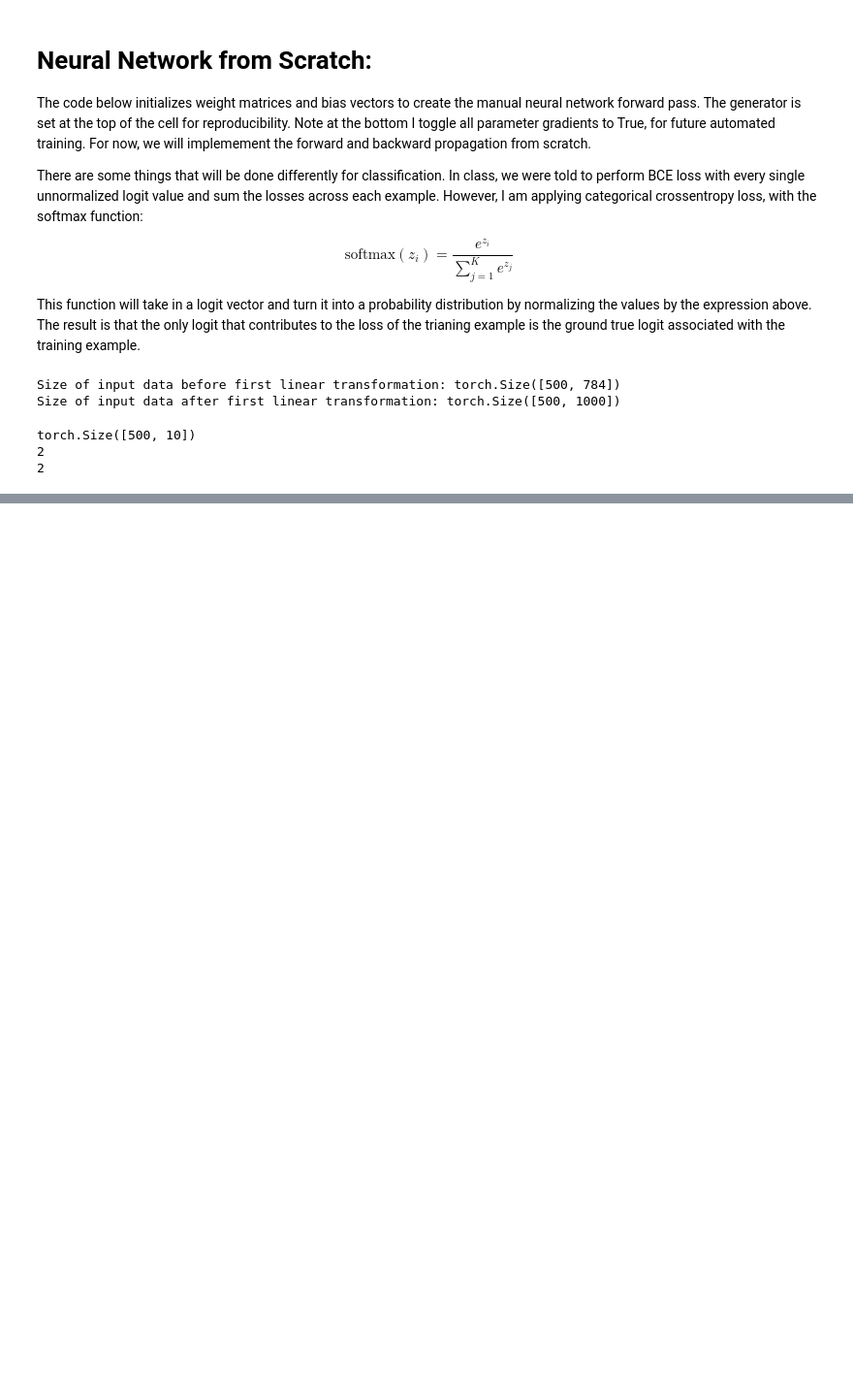
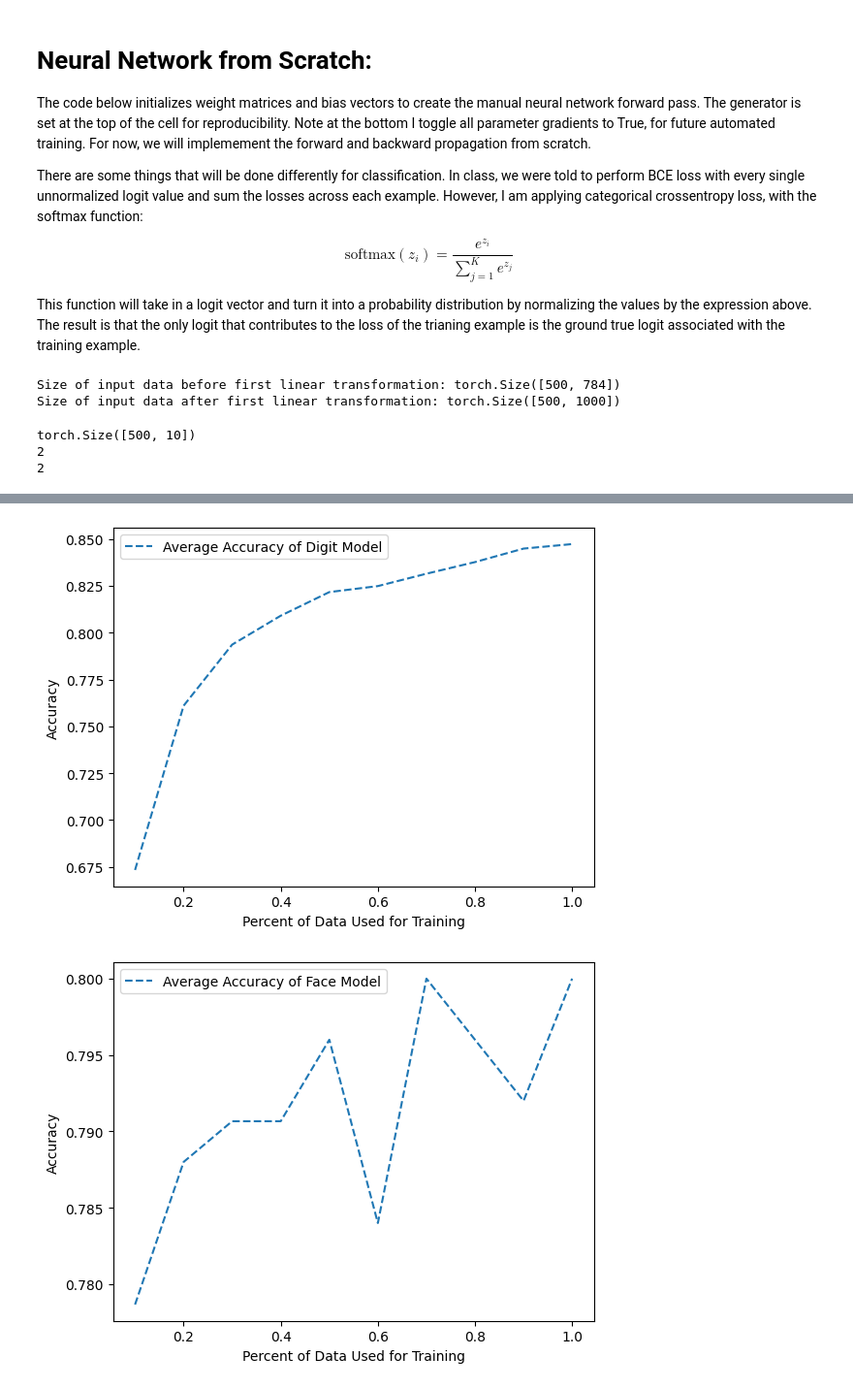
Before and after one commit to Prabhat-Shastri/FinalProjectCS440, a Jupyter notebook: project.ipynb, the cells around one changed output, grey strips where cells are left out. Shown at 97% size. Drawn from its saved outputs; the diff is of its cells as text; code cells hidden in the pictures; blank space fills up the shorter version.

```diff
--- a/project.ipynb
+++ b/project.ipynb
@@ -208,0 +335,15 @@ train_model(param_list, learning_rate, eps, X_train, y_train, losses, percent, b
+# %%
+plt.plot(percents, model_accuracies_digit, '--', label="Average Accuracy of Digit Model")
+plt.xlabel("Percent of Data Used for Training")
+plt.ylabel("Accuracy")
+plt.legend()
+plt.show()
+
+plt.plot(percents, model_accuracies_face, '--', label="Average Accuracy of Face Model")
+plt.xlabel("Percent of Data Used for Training")
+plt.ylabel("Accuracy")
+plt.legend()
+plt.show()
+# %% [output]
+[figure, added]
+[figure, added]
```
Also changed, not shown: parts of 24 cells of this notebook, 1 other file.
